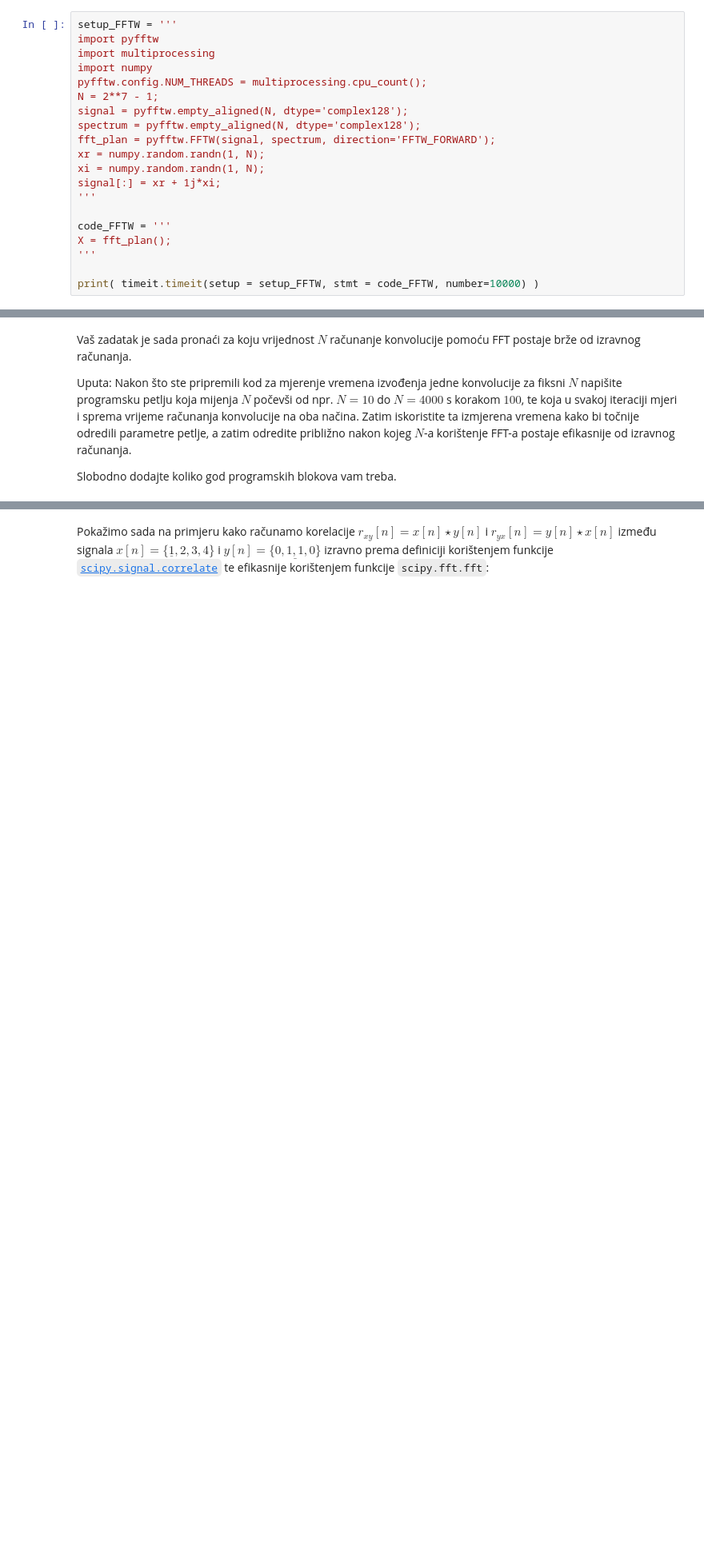
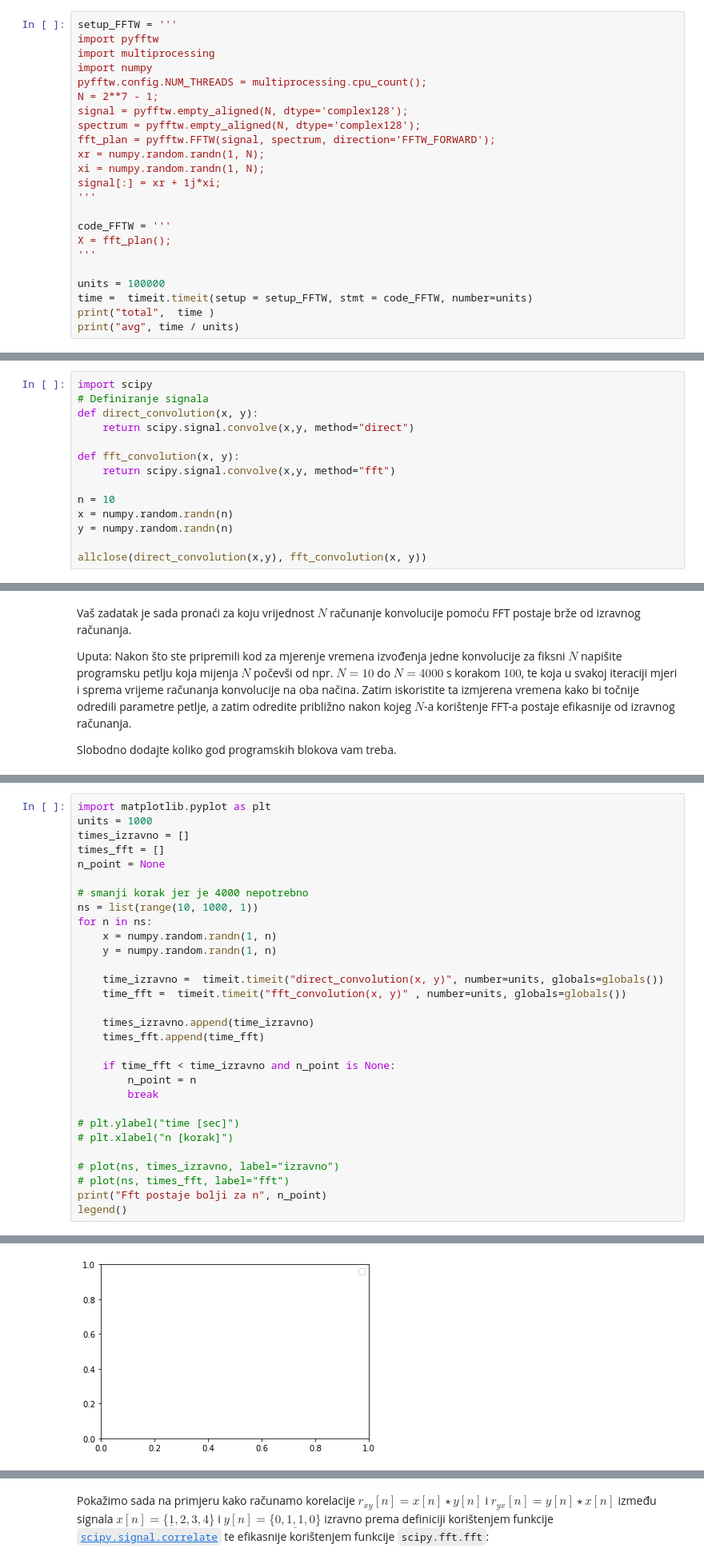
Before and after one commit to ciglenecki/fer-oos, a Jupyter notebook: 3-labs/6-lab/06_fft.ipynb, the cells around one changed output, grey strips where cells are left out. Shown: that part at 80% size. Saved outputs shown, nothing was run; the diff lists cells and outputs as text; blank space fills up the shorter version.

```diff
--- a/3-labs/6-lab/06_fft.ipynb
+++ b/3-labs/6-lab/06_fft.ipynb
@@ -255,5 +258,8 @@ code_FFTW = '''
 X = fft_plan();
 '''
 
-print( timeit.timeit(setup = setup_FFTW, stmt = code_FFTW, number=10000) )
+units = 100000
+time =  timeit.timeit(setup = setup_FFTW, stmt = code_FFTW, number=units)
+print("total",  time )
+print("avg", time / units)
 # %% [output]
@@ -444,0 +513,14 @@ Napišite programski kod koji koristeći modul `timeit` mjeri vrijeme izvođenja
+# %%
+import scipy
+# Definiranje signala
+def direct_convolution(x, y):
+    return scipy.signal.convolve(x,y, method="direct")
+
+def fft_convolution(x, y):
+    return scipy.signal.convolve(x,y, method="fft")
+
+n = 10
+x = numpy.random.randn(n)
+y = numpy.random.randn(n)
+
+allclose(direct_convolution(x,y), fft_convolution(x, y))
@@ -452,0 +535,31 @@ Slobodno dodajte koliko god programskih blokova vam treba.
+# %%
+import matplotlib.pyplot as plt
+units = 1000
+times_izravno = []
+times_fft = []
+n_point = None
+
+# smanji korak jer je 4000 nepotrebno
+ns = list(range(10, 1000, 1))
+for n in ns:
+    x = numpy.random.randn(1, n)
+    y = numpy.random.randn(1, n)
+
+    time_izravno =  timeit.timeit("direct_convolution(x, y)", number=units, globals=globals())
+    time_fft =  timeit.timeit("fft_convolution(x, y)" , number=units, globals=globals())
+
+    times_izravno.append(time_izravno)
+    times_fft.append(time_fft)
+
+    if time_fft < time_izravno and n_point is None:
+        n_point = n
+        break
+
+# plt.ylabel("time [sec]")
+# plt.xlabel("n [korak]")
+
+# plot(ns, times_izravno, label="izravno")
+# plot(ns, times_fft, label="fft")
+print("Fft postaje bolji za n", n_point)
+legend()
+# %% [output]
@@ -453,3 +569,4 @@ Slobodno dodajte koliko god programskih blokova vam treba.
+[figure, added]
 # %% [markdown]
 Dobivena vremena izvođenja ovise o računalu na kojem rješavate ovu vježbu. Naredba *Restart and run all* u Colabu briše sve izlaze pa zato dobivene rezultate prekopirajte u vaš odgovor.
 
```
Also changed, not shown: parts of 22 cells of this notebook, 25 other files.
